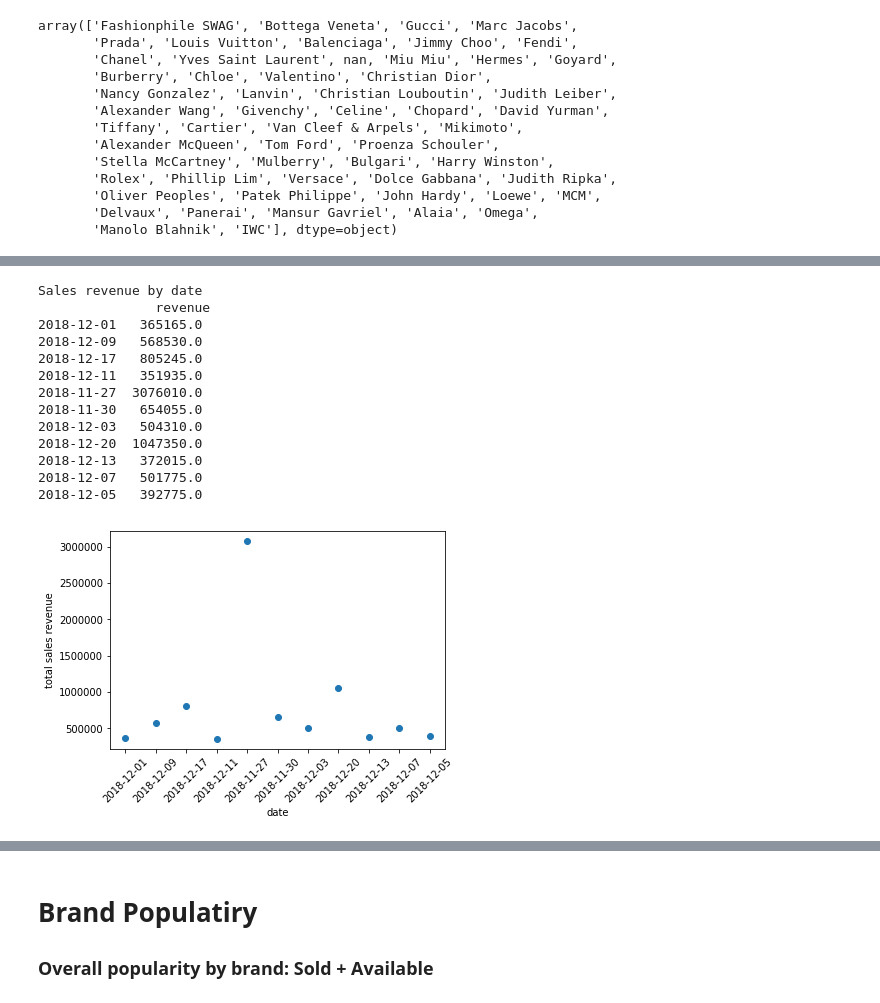
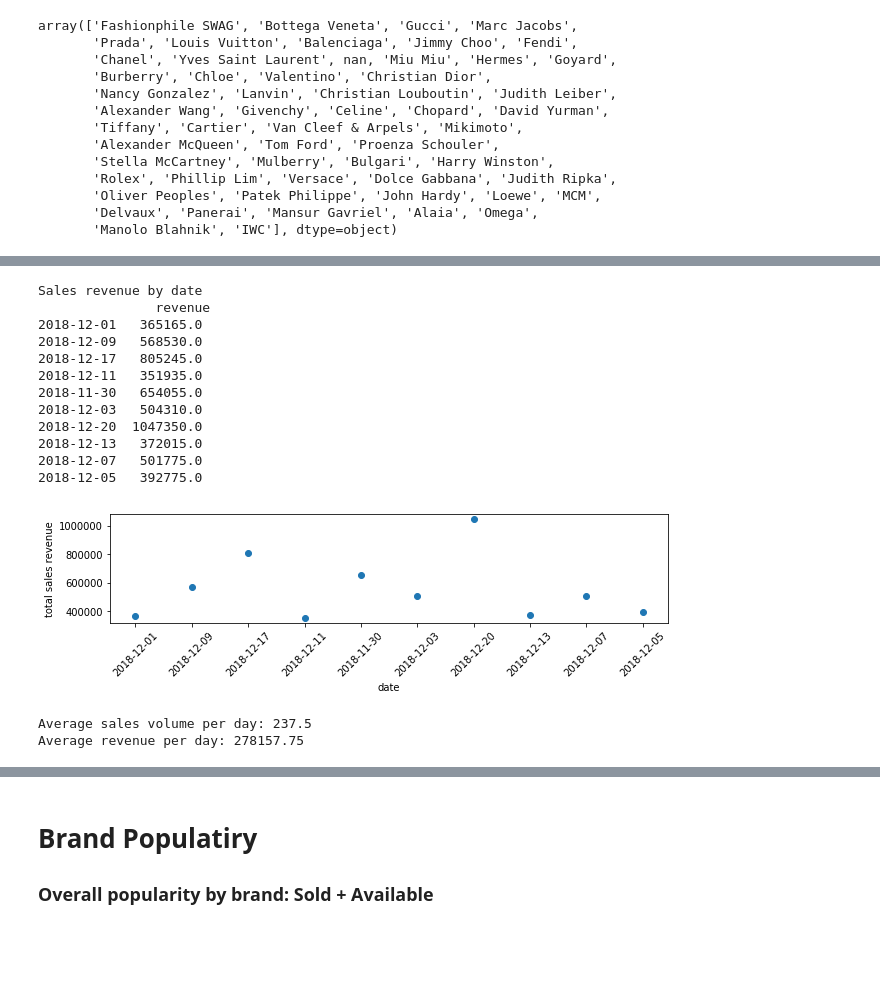
Before and after one commit to dw357/upon, a Jupyter notebook: fashionphile_dw.ipynb, the cells around one changed output, grey strips where cells are left out. Cells and saved outputs as stored; diff of their text form; code cells hidden in the pictures; blank space fills up the shorter version.

```diff
--- a/fashionphile_dw.ipynb
+++ b/fashionphile_dw.ipynb
@@ -60,6 +63,7 @@ Items sold between 2018-11-23 and 2018-12-19: 7871
 Items not yet sold: 6223
 # %%
 sales_dates = df[df['sold']==True
-     & (df['sold_date']!='2018-11-22') & (df['sold_date']!='2018-11-21')]['sold_date'].unique()
+     & (df['sold_date']!='2018-11-22') & (df['sold_date']!='2018-11-21')
+                 & (df['sold_date']!='2018-11-27')]['sold_date'].unique()
 print('Dates on which there are items sold (sales_dates):', sales_dates)
 # %% [output]
@@ -98,32 +100,37 @@ Sale volume every two/three days:
 # %%
 # total sales revenue by date
 sales_revenue = {}
 for i in sales_dates:
     sales_revenue[i] = df[df['sold']==True & (df['sold_date']==i)]['price'].sum(skipna = True).round()
+sales_revenue_df = df.from_dict(sales_revenue, orient='index', columns=['revenue'])
 
-sales_revenue_df = df.from_dict(sales_revenue, orient='index', columns=['revenue'])
 print('Sales revenue by date\n', sales_revenue_df)
-
+plt.figure(figsize=(10,2))
 plt.plot(sales_revenue_df, 'o')
 plt.xticks(rotation=45)
 plt.xlabel('date')
 plt.ylabel('total sales revenue')
 plt.show()
 # %% [output]
 Sales revenue by date
                revenue
 2018-12-01   365165.0
 2018-12-09   568530.0
 2018-12-17   805245.0
 2018-12-11   351935.0
-2018-11-27  3076010.0
 2018-11-30   654055.0
 2018-12-03   504310.0
 2018-12-20  1047350.0
 2018-12-13   372015.0
 2018-12-07   501775.0
 2018-12-05   392775.0
-[figure, old version]
+[figure, new version]
+# %%
+print('Average sales volume per day:', sales_volume_df.values.sum()/20)
+print('Average revenue per day:', sales_revenue_df.values.sum()/20)
+# %% [output]
+Average sales volume per day: 237.5
+Average revenue per day: 278157.75
 # %%
 df.head()
 # %% [output]
```
Also changed, not shown: parts of 23 cells of this notebook.
